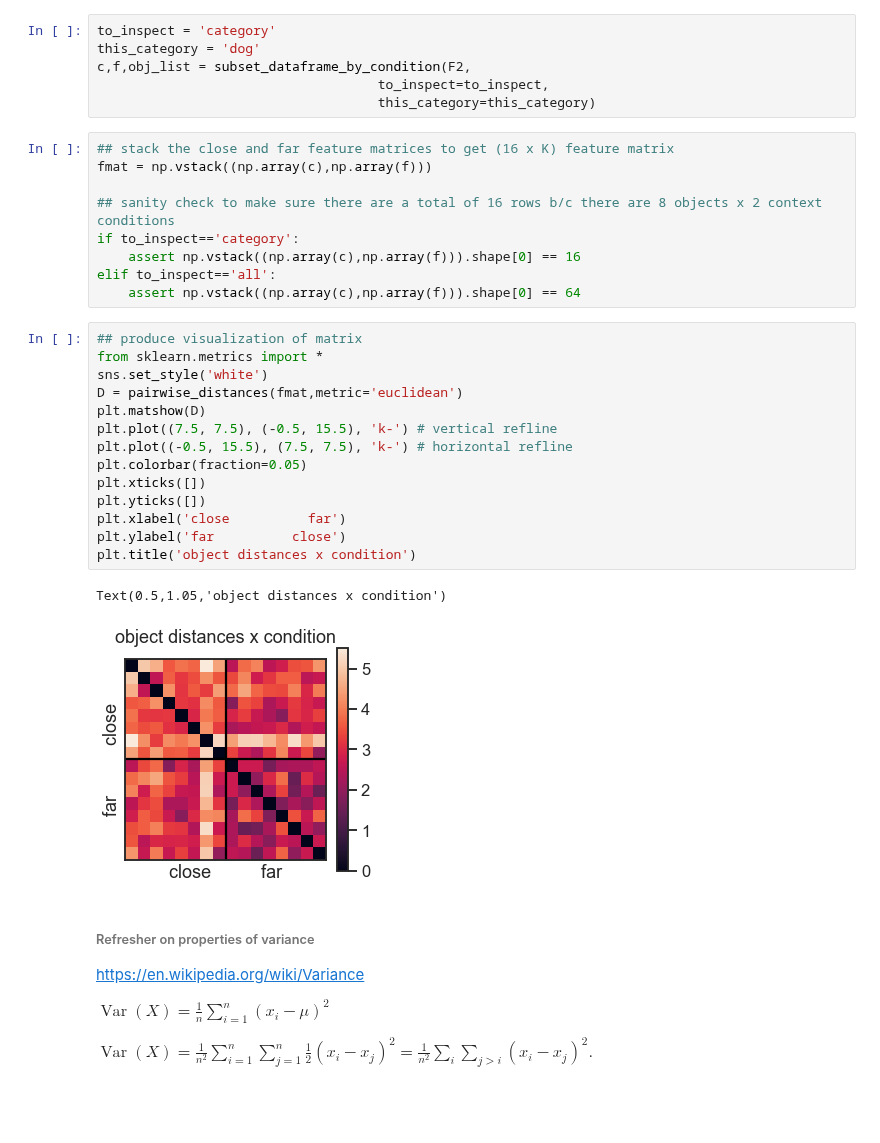
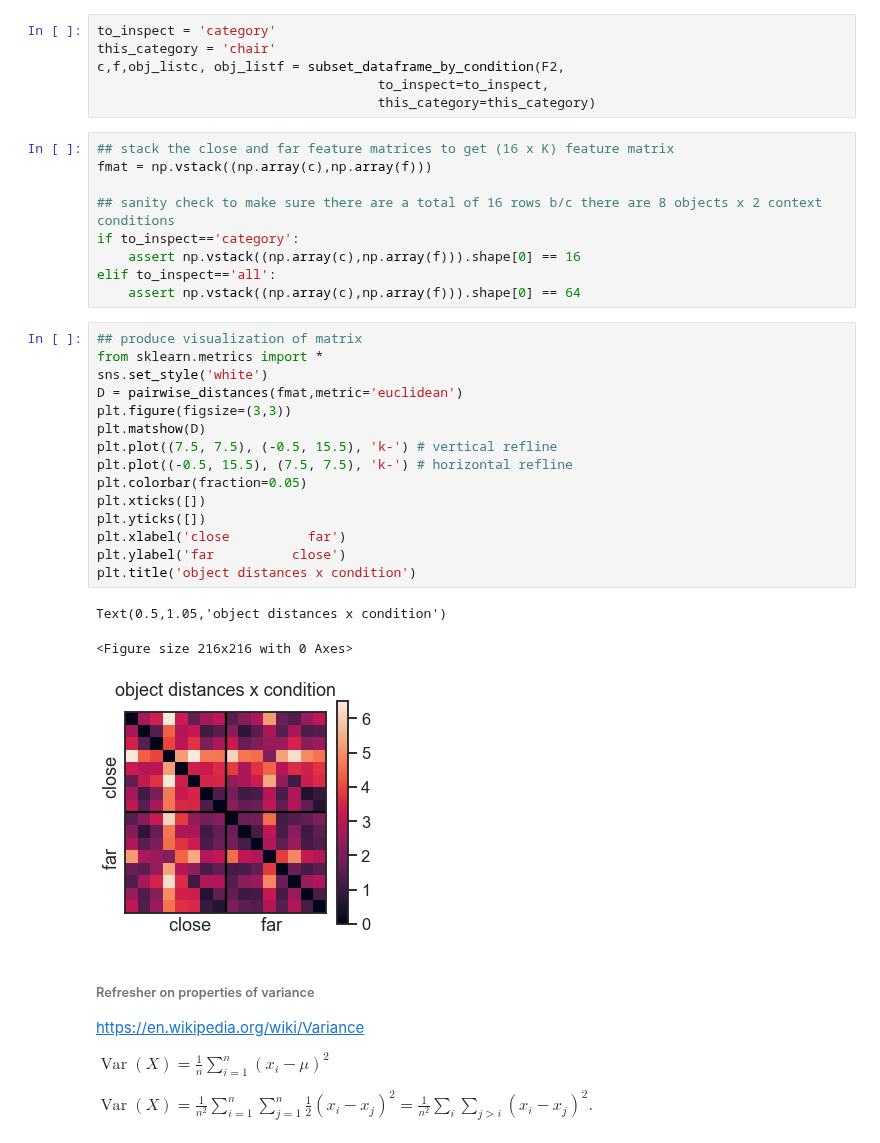
Before and after one commit to cogtoolslab/semantic_parts, a Jupyter notebook: analysis/kushinm/semantic_parts_feature_analysis.ipynb, the cells around one changed output. Drawn from its saved outputs; the diff is of its cells as text; blank space fills up the shorter version.

```diff
--- a/analysis/kushinm/semantic_parts_feature_analysis.ipynb
+++ b/analysis/kushinm/semantic_parts_feature_analysis.ipynb
@@ -252,8 +252,8 @@ def subset_dataframe_by_condition(F,to_inspect='all',this_category='dog',this_ob
 ### comparing close vs. far sketch dispersion
 # %%
 to_inspect = 'category'
-this_category = 'dog'
-c,f,obj_list = subset_dataframe_by_condition(F2,
+this_category = 'chair'
+c,f,obj_listc, obj_listf = subset_dataframe_by_condition(F2,
                                     to_inspect=to_inspect,
                                     this_category=this_category)
 # %%
@@ -268,20 +268,22 @@ elif to_inspect=='all':
 # %%
 ## produce visualization of matrix
 from sklearn.metrics import *
 sns.set_style('white')
 D = pairwise_distances(fmat,metric='euclidean')
+plt.figure(figsize=(3,3))
 plt.matshow(D)
 plt.plot((7.5, 7.5), (-0.5, 15.5), 'k-') # vertical refline
 plt.plot((-0.5, 15.5), (7.5, 7.5), 'k-') # horizontal refline
 plt.colorbar(fraction=0.05)
 plt.xticks([])
 plt.yticks([])
 plt.xlabel('close          far')
 plt.ylabel('far          close')
 plt.title('object distances x condition')
 # %% [output]
 Text(0.5,1.05,'object distances x condition')
+<Figure size 216x216 with 0 Axes>
-[figure, old version]
+[figure, new version]
 # %% [markdown]
 ###### Refresher on properties of variance
 https://en.wikipedia.org/wiki/Variance
```
Also changed, not shown: parts of 15 cells of this notebook.
